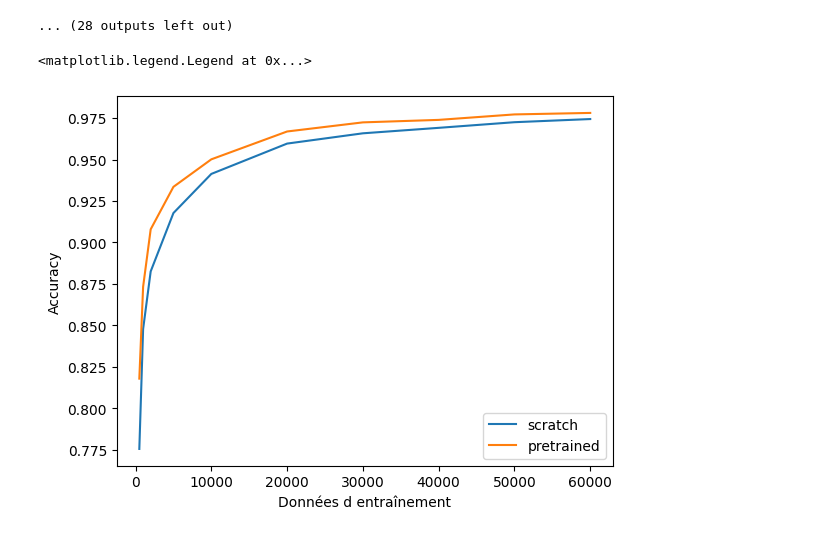
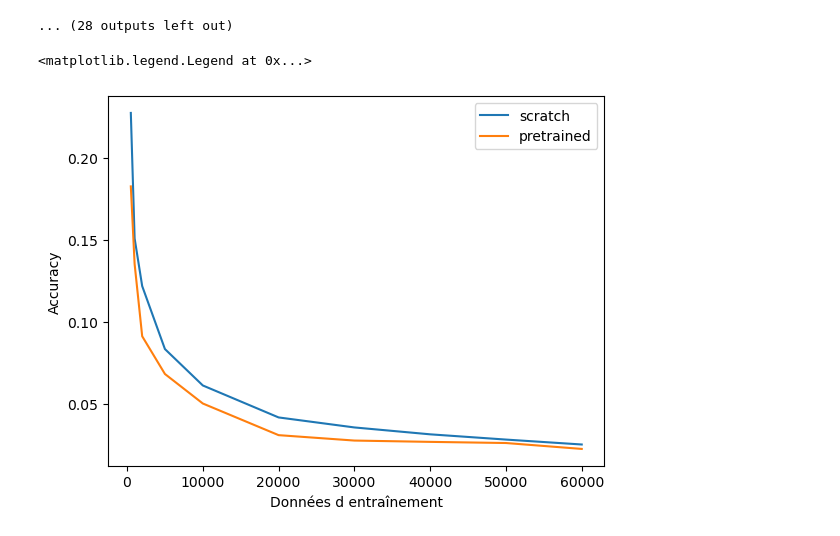
Before and after one commit to sabdoudaoura/Comparison-of-generation-methods, a Jupyter notebook: train_data.ipynb, the cells around one changed output. Drawn from its saved outputs; the diff is of its cells as text; code cells hidden in the pictures.

```diff
--- a/train_data.ipynb
+++ b/train_data.ipynb
@@ -67,11 +67,11 @@ Config 3
 [INFO] Evaluating models
 ... (28 outputs left out)
 # %%
-plt.plot(sizes,history['accuracy'],label="scratch")
-plt.plot(sizes,history['pretrained_accuracy'],label="pretrained")
+plt.plot(sizes,1-np.array(history['accuracy']),label="scratch")
+plt.plot(sizes,1-np.array(history['pretrained_accuracy']),label="pretrained")
 plt.xlabel('Données d entraînement')
 plt.ylabel('Accuracy')
 plt.legend()
 # %% [output]
 <matplotlib.legend.Legend at 0x...>
-[figure, old version]
+[figure, new version]
```
Also changed, not shown: 5 other files.
